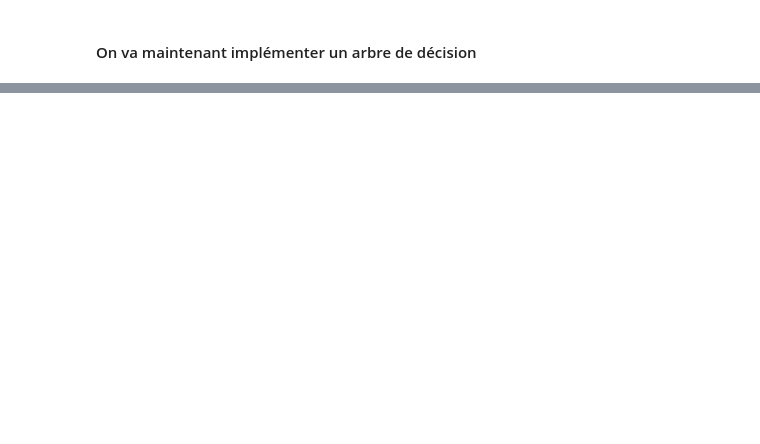
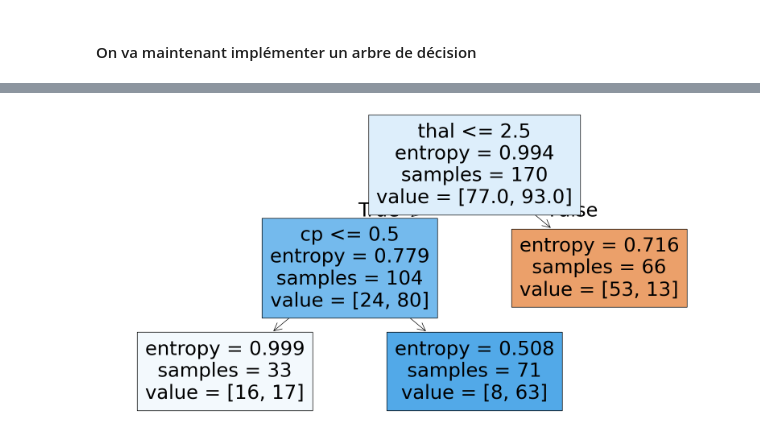
Before and after one commit to prichert17/Apprentissage_automatique_arbre_decision, a Jupyter notebook: projet.ipynb, the cells around one changed output, grey strips where cells are left out. Drawn from its saved outputs; the diff is of its cells as text; code cells hidden in the pictures; blank space fills up the shorter version.

```diff
--- a/projet.ipynb
+++ b/projet.ipynb
@@ -147,20 +148,35 @@ for column in features_train.columns:
 classifier = DecisionTreeClassifier(random_state=None)
 params = {
     'criterion':['gini','entropy'],
-    'ccp_alpha' :[0.0,0.01,0.02,0.04,0.05,0.1,0.5,1.0],
+    'ccp_alpha' :np.round(np.linspace(0.0,0.3,15),2),
     }
 
 #Tableau pour les métriques
-results = []
+results_acc = {}
+results_pres = {}
+
+for criterion in params['criterion']:
+    results_pres[criterion] = {}
+    results_acc[criterion] = {}
+
+    for ccp_alpha in params['ccp_alpha']:
+        results_acc[criterion][ccp_alpha] = []
+        results_pres[criterion][ccp_alpha]= []
+
+
 for i in range(50):
   #On commence par séparer les données d'entrainement en un ensemble d'entrainement et un ensemble de validation
-  X_train, X_val, y_train , y_val = train_test_split(features_train,target_train, test_size=0.25, random_state=None)
+    X_train, X_val, y_train , y_val = train_test_split(features_train,target_train, test_size=0.25, random_state=None, stratify=target_train)
 
-  for criterion in params['criterion']:
-      for ccp_alpha in params['ccp_alpha']:
+    for criterion in params['criterion']:
+        for ccp_alpha in params['ccp_alpha']:
 
-          classifier.set_params(criterion=criterion, ccp_alpha=ccp_alpha)
-          classifier.fit(X_train, y_train)
-          y_val_pred = classifier.predict(X_val)
-          acc = accuracy_score(y_val, y_val_pred)
-          print(f'Criterion: {criterion}, CCP Alpha: {ccp_alpha}, Validation Accuracy: {acc:.4f}')
+
+            classifier.set_params(criterion=criterion, ccp_alpha=ccp_alpha)
+            classifier.fit(X_train, y_train)
+            y_val_pred = classifier.predict(X_val)
+            #On choisit le rappel comme métrique principale
+            acc = recall_score(y_val, y_val_pred)
+            pres = precision_score(y_val,y_val_pred)
+            results_acc[criterion][ccp_alpha].append(acc)
+            results_pres[criterion][ccp_alpha].append(pres)
@@ -168,0 +247,10 @@ DecisionTreeClassifier(random_state=42)
+# %%
+best_criterion = "entropy"
+best_ccp_alpha = 0.0643
+classifier.set_params(criterion=best_criterion, ccp_alpha=best_ccp_alpha)
+classifier.fit(X_train, y_train)
+plt.figure(figsize=(20,10))
+tree.plot_tree(classifier,filled=True,feature_names=data.columns[:13])
+plt.show()
+# %% [output]
+[figure, added]
```
Also changed, not shown: parts of 11 cells of this notebook.
